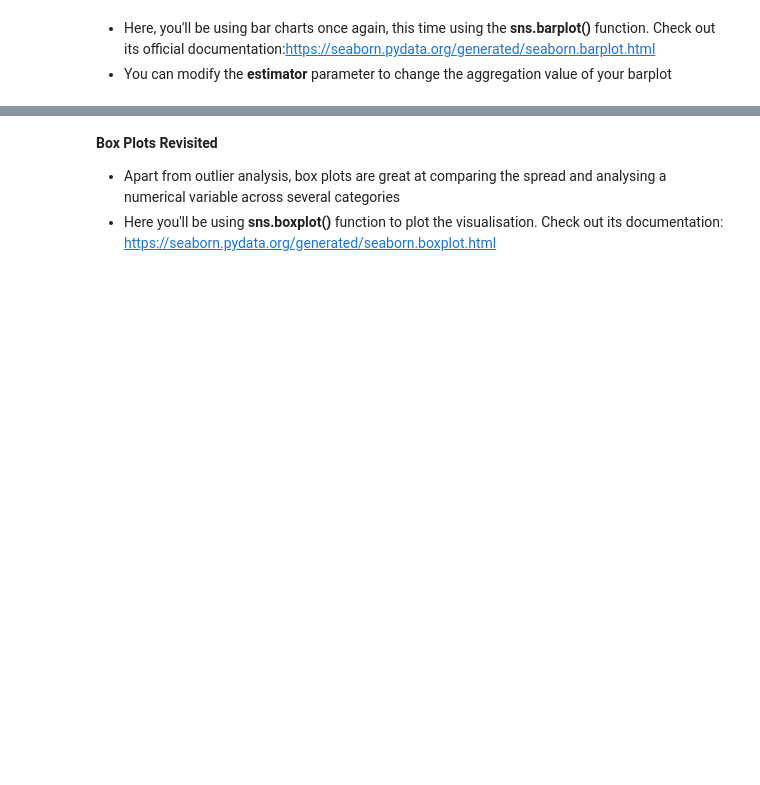
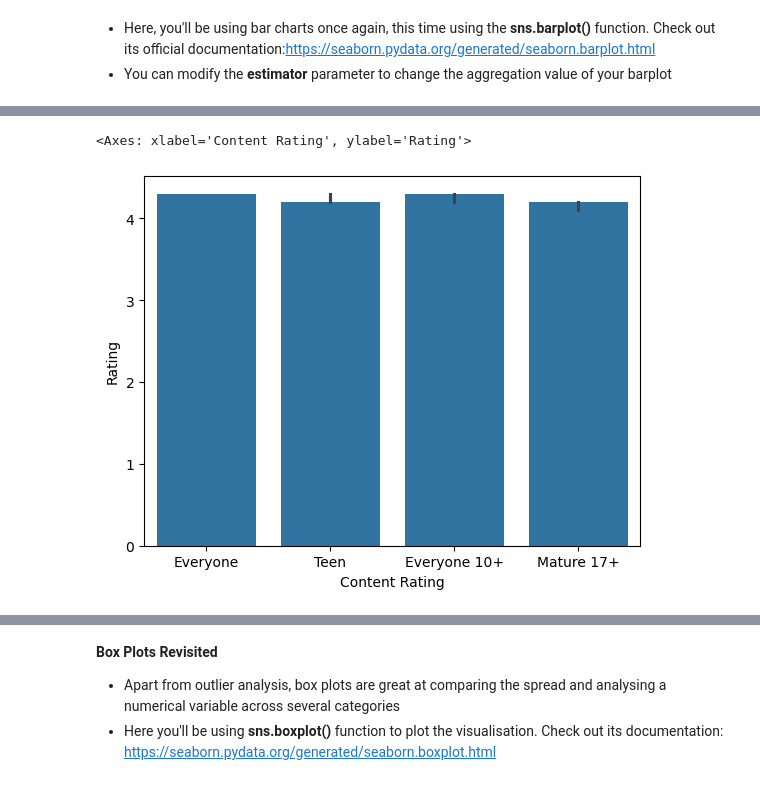
Before and after one commit to pratham98k/IIITB-ML-AI, a Jupyter notebook: IIIT-B/Course2-Statistics/Case+Study+Notebook/Case Study Notebook/Data Visualisation in Python - Case Study copy.ipynb, the cells around one changed output, grey strips where cells are left out. Saved outputs shown, nothing was run; the diff lists cells and outputs as text; code cells hidden in the pictures; blank space fills up the shorter version.

```diff
--- a/IIIT-B/Course2-Statistics/Case+Study+Notebook/Case Study Notebook/Data Visualisation in Python - Case Study copy.ipynb
+++ b/IIIT-B/Course2-Statistics/Case+Study+Notebook/Case Study Notebook/Data Visualisation in Python - Case Study copy.ipynb
@@ -1030,4 +1034,8 @@ You'll be using **sns.pairplot()** for this visualisation. Check out its officia
 # %%
 ##Plot the bar plot again with Median Rating
+sns.barplot(data=inp1, x="Content Rating", y="Rating", estimator=np.median)
+# %% [output]
+<Axes: xlabel='Content Rating', ylabel='Rating'>
+[figure, added]
 # %%
 ##Plot the above bar plot using the estimator parameter
```
Also changed, not shown: parts of 42 cells of this notebook, 19 other files.
